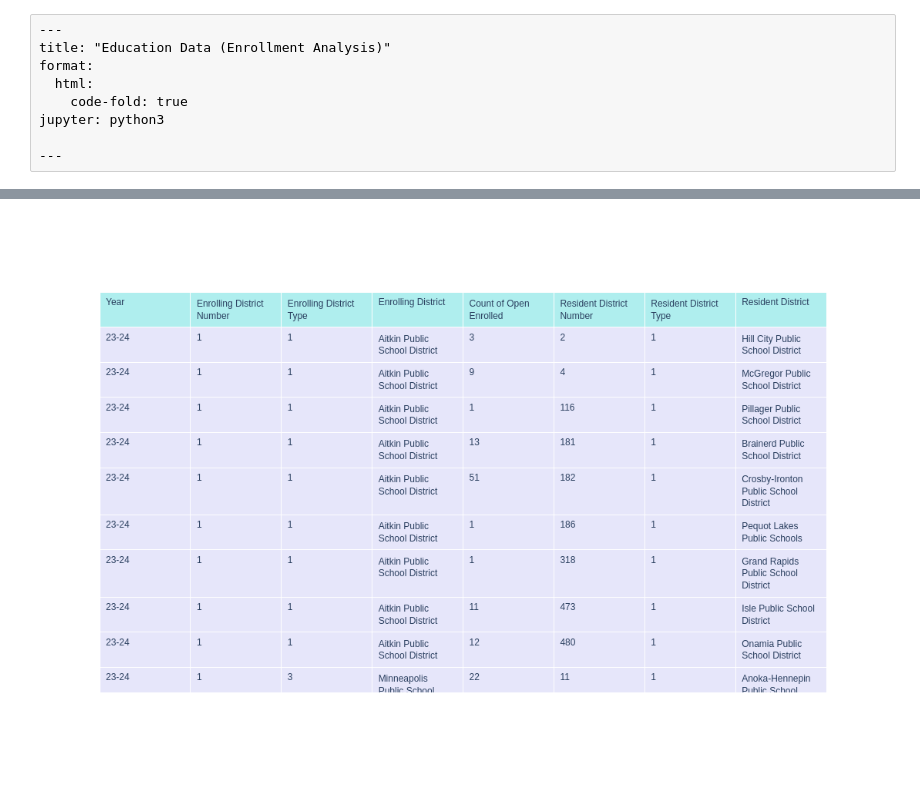
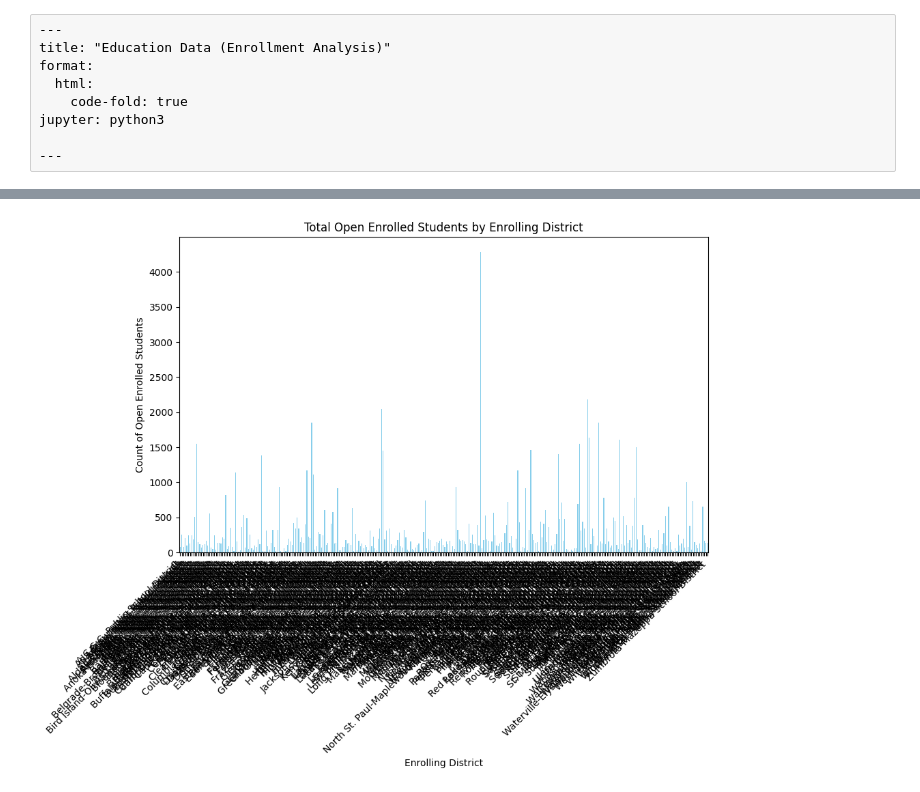
Before and after one commit to sahab-bahaji/education-data, a Jupyter notebook: docs/hello.ipynb, the cells around one changed output, grey strips where cells are left out. Saved outputs shown, nothing was run; the diff lists cells and outputs as text; code cells hidden in the pictures.

```diff
--- a/docs/hello.ipynb
+++ b/docs/hello.ipynb
@@ -98,15 +32,13 @@ fig4.show()
-# %%
-# Interactive Table with Plotly
-fig5 = go.Figure(data=[go.Table(
-    header=dict(values=list(df.columns),
-                fill_color='paleturquoise',
-                align='left'),
-    cells=dict(values=[df[col] for col in df.columns],
-               fill_color='lavender',
-               align='left'))
-])
-
-fig5.update_layout(width=1200, height=700)
-fig5.show()
-# %% [output]
-[figure, removed]
+# %%
+# Group by Enrolling District and sum the open enrolled counts
+district_enrollment = df.groupby('Enrolling District')['Count of Open Enrolled'].sum()
+
+# Plot the data
+district_enrollment.plot(kind='bar', figsize=(10, 6), color='skyblue')
+plt.title('Total Open Enrolled Students by Enrolling District')
+plt.ylabel('Count of Open Enrolled Students')
+plt.xlabel('Enrolling District')
+plt.xticks(rotation=45, ha='right')
+plt.show()
+# %% [output]
+[figure, added]
```
Also changed, not shown: parts of 11 cells of this notebook, 7 other files.
